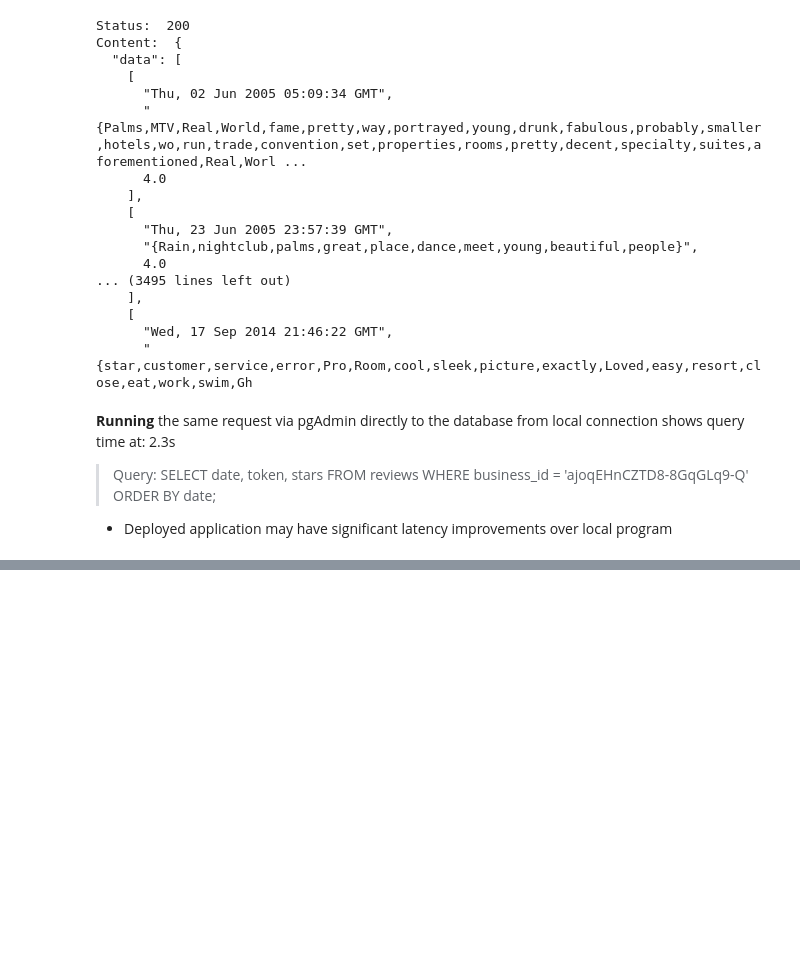
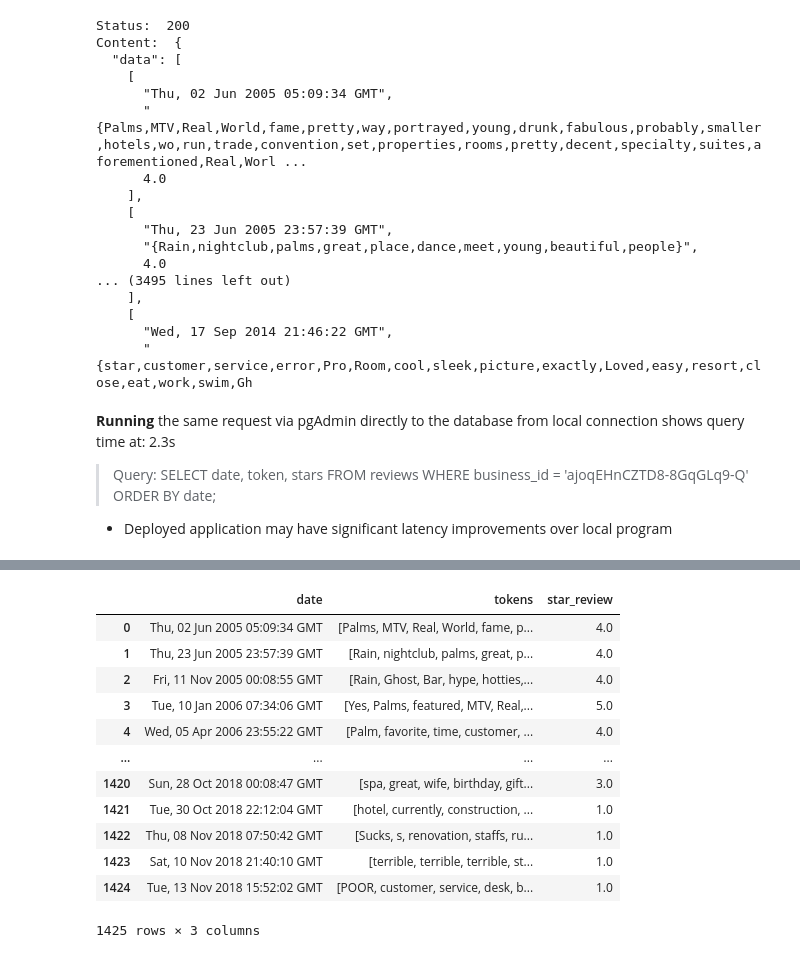
Before and after one commit to BloomTech-Labs/yelp-dataset-challenge-2-ds, a Jupyter notebook: db_api/GET Query Tests.ipynb, the cells around one changed output, grey strips where cells are left out. Cells and saved outputs as stored; diff of their text form; code cells hidden in the pictures; blank space fills up the shorter version.

```diff
--- a/db_api/GET Query Tests.ipynb
+++ b/db_api/GET Query Tests.ipynb
@@ -51,3 +53,32 @@ WHERE business_id = 'ajoqEHnCZTD8-8GqGLq9-Q'
 ORDER BY date;
 
 * Deployed application may have significant latency improvements over local program
+# %%
+%%time
+# Testing upstream parsing
+
+def get_reviews(business_id, url='https://db-api-yelp18-staging.herokuapp.com/api/data'):
+    """Create JSON request object and send GET request to database api
+    """
+    package = {
+    'schema': 'biz_words',
+    'params': {
+        'business_id': business_id
+        },
+    }
+    response = requests.get(url=url, json=package)
+    return strip_tokens_badchar(
+        pd.DataFrame(ujson.loads(response.text)['data'], columns=['date', 'tokens', 'star_review'])
+    )
+
+# Custom Cleaning function for current token information.
+# Remove for performance gain in future data release
+def strip_tokens_badchar(dataframe):
+    # Clean string with simple regex
+    dataframe['tokens'] = dataframe['tokens'].str.strip('\{').str.strip('\}').\
+        str.split(',')
+
+    return dataframe
+
+get_reviews(business_id='ajoqEHnCZTD8-8GqGLq9-Q')
+# %% [output]
@@ -53,0 +87,13 @@ ORDER BY date;
+|  | date | tokens | star_review |
+| 0 | Thu, 02 Jun 2005 05:09:34 GMT | [Palms, MTV, Real, World, fame, p... | 4.0 |
+| 1 | Thu, 23 Jun 2005 23:57:39 GMT | [Rain, nightclub, palms, great, p... | 4.0 |
+| 2 | Fri, 11 Nov 2005 00:08:55 GMT | [Rain, Ghost, Bar, hype, hotties,... | 4.0 |
+| 3 | Tue, 10 Jan 2006 07:34:06 GMT | [Yes, Palms, featured, MTV, Real,... | 5.0 |
+| 4 | Wed, 05 Apr 2006 23:55:22 GMT | [Palm, favorite, time, customer, ... | 4.0 |
+| ... | ... | ... | ... |
+| 1420 | Sun, 28 Oct 2018 00:08:47 GMT | [spa, great, wife, birthday, gift... | 3.0 |
+| 1421 | Tue, 30 Oct 2018 22:12:04 GMT | [hotel, currently, construction, ... | 1.0 |
+| 1422 | Thu, 08 Nov 2018 07:50:42 GMT | [Sucks, s, renovation, staffs, ru... | 1.0 |
+| 1423 | Sat, 10 Nov 2018 21:40:10 GMT | [terrible, terrible, terrible, st... | 1.0 |
+| 1424 | Tue, 13 Nov 2018 15:52:02 GMT | [POOR, customer, service, desk, b... | 1.0 |
+1425 rows × 3 columns
```
Also changed, not shown: parts of 2 cells of this notebook, 2 other files.
